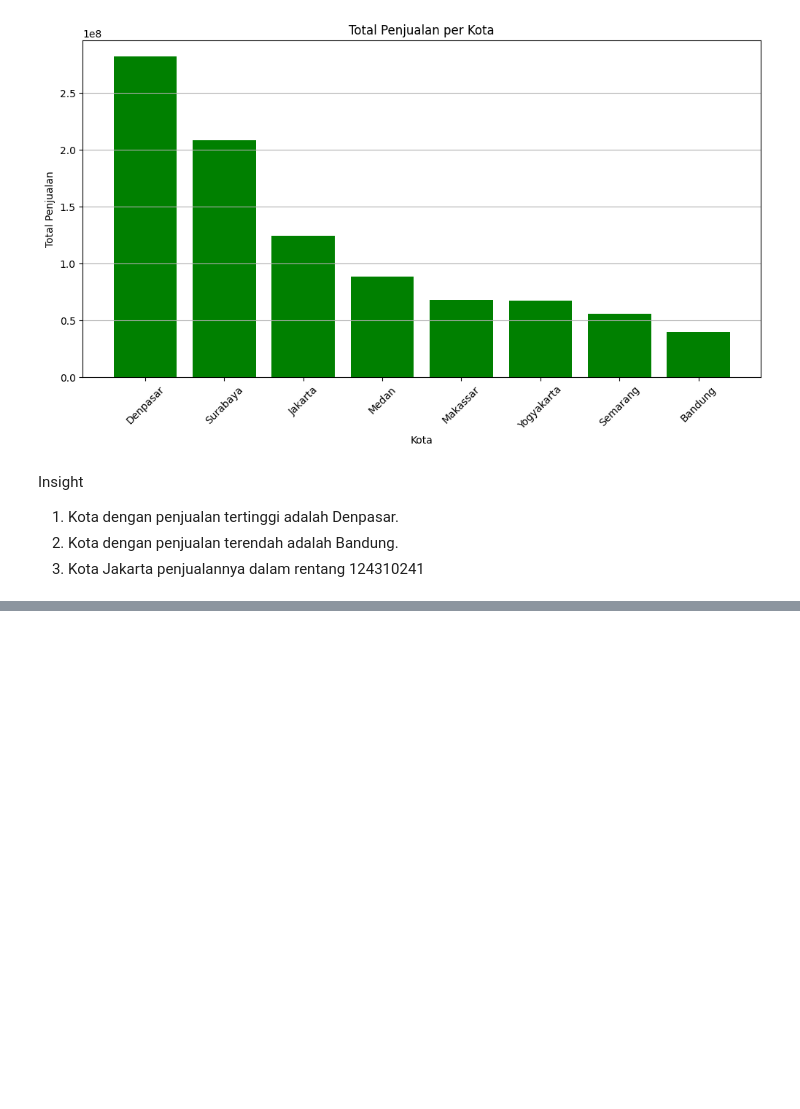
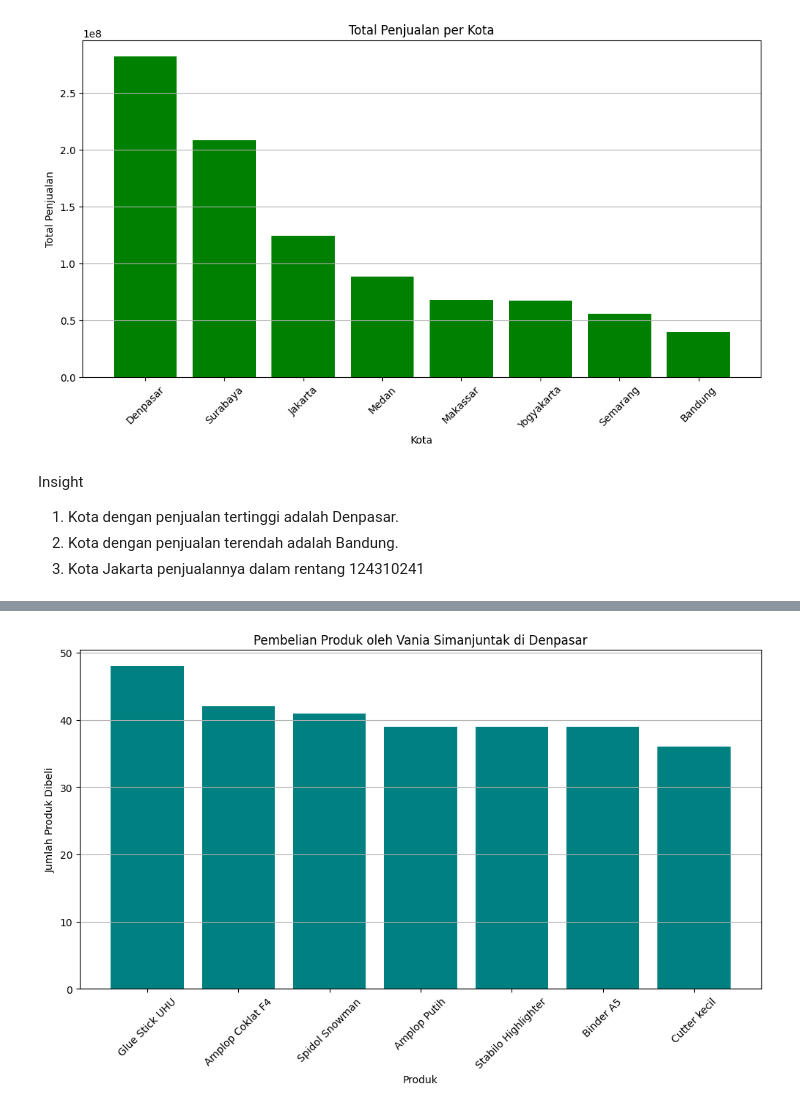
Before and after one commit to reyaput/Data-analysis-exercise, a Jupyter notebook: tokoAlatTulis.ipynb, the cells around one changed output, grey strips where cells are left out. Saved outputs shown, nothing was run; the diff lists cells and outputs as text; code cells hidden in the pictures; blank space fills up the shorter version.

```diff
--- a/tokoAlatTulis.ipynb
+++ b/tokoAlatTulis.ipynb
@@ -279,0 +472,12 @@ Insight
+# %%
+# Visualisasi Pembelian Vania Simanjuntak di Denpasar
+plt.figure(figsize=(12, 6))
+plt.bar(result_vania_purchases['Product'], result_vania_purchases['total_quantity'], color='teal')
+plt.title('Pembelian Produk oleh Vania Simanjuntak di Denpasar')
+plt.xlabel('Produk')
+plt.ylabel('Jumlah Produk Dibeli')
+plt.xticks(rotation=45)
+plt.grid(axis='y')
+plt.show()
+# %% [output]
+[figure, added]
```
Also changed, not shown: parts of 7 cells of this notebook.
